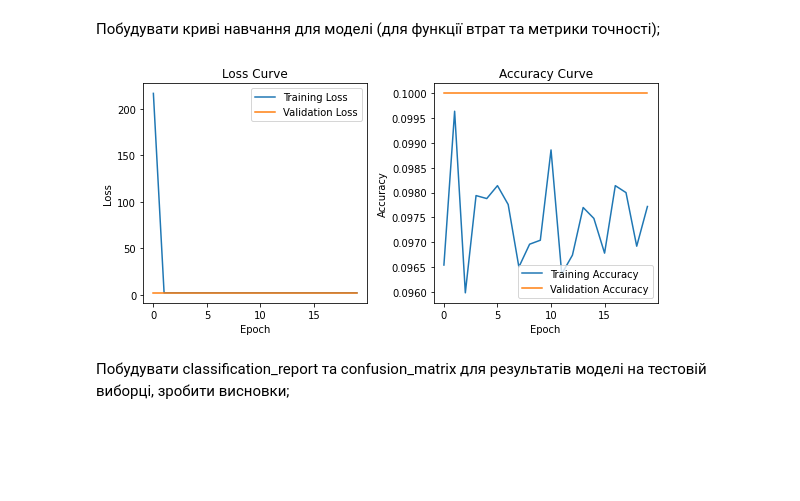
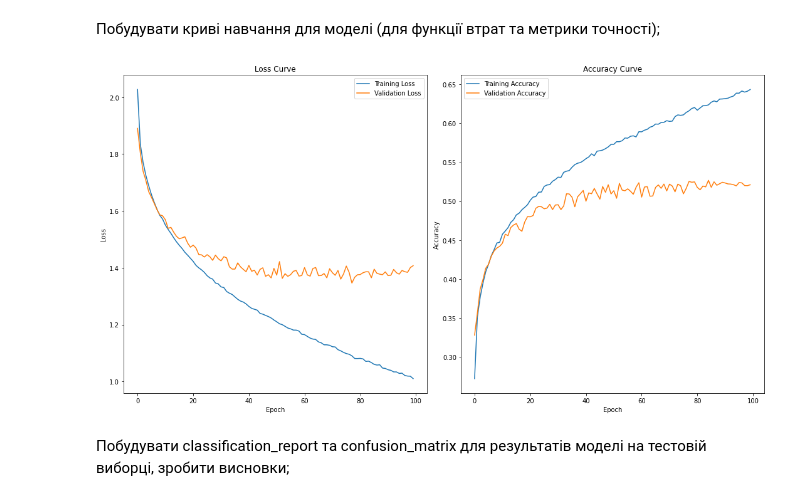
Before and after one commit to juliatvenko/DeepL, a Jupyter notebook: DL-LW1.ipynb, the cells around one changed output. Cells and saved outputs as stored; diff of their text form; code cells hidden in the pictures; blank space fills up the shorter version.

```diff
--- a/DL-LW1.ipynb
+++ b/DL-LW1.ipynb
@@ -45,22 +73,22 @@ def construct_model(input_shape: tuple[int,...], dim_per_layer: list[int], n_cla
     return tf.keras.Model(inputs=input_x, outputs=out_x)
 
 
-model = construct_model((32,32,3), dim_per_layer=[1152, 576, 288], n_classes=len(id2class))
+model1 = construct_model((32,32,3), dim_per_layer=[100, 100], n_classes=len(id2class))
 # %%
-model.compile(
+model1.compile(
     optimizer=tf.keras.optimizers.SGD(learning_rate=1e-3, momentum=0.9),
     # спарс версія оскільки y_train та y_test містять номери класів
     loss=tf.keras.losses.SparseCategoricalCrossentropy(from_logits=True),
     metrics=['accuracy']
 )
 # %%
-hist = model.fit(
+hist1 = model1.fit(
     x=x_train,
     y=y_train,
     # кількість епох
-    epochs=50,
+    epochs=100,
     # розмір партії даних
-    batch_size=32,
+    batch_size=128,
     validation_data=(x_test, y_test)
 )
 # %% [output]
@@ -130,9 +118,8 @@ test_loss, test_accuracy = model.evaluate(x_test, y_test, verbose=2)
 # %% [markdown]
 Побудувати криві навчання для моделі (для функції втрат та метрики точності);
 # %%
-# Візуалізація історії навчання
 def plot_history(history):
-    plt.figure(figsize=(8,4))
+    plt.figure(figsize=(15,8))
 
     # Побудова кривої втрат
     plt.subplot(1, 2, 1)
@@ -154,11 +141,10 @@ def plot_history(history):
 
     plt.tight_layout()
     plt.show()
-
-# Виклик функції для побудови графіків
-plot_history(hist)
-# %% [output]
-[figure, removed]
+# %%
+plot_history(hist1)
+# %% [output]
+[figure, added]
 # %% [markdown]
 Побудувати classification_report та confusion_matrix для результатів моделі на тестовій виборці, зробити висновки;
 # %%
```
Also changed, not shown: parts of 27 cells of this notebook, 3 other files.
